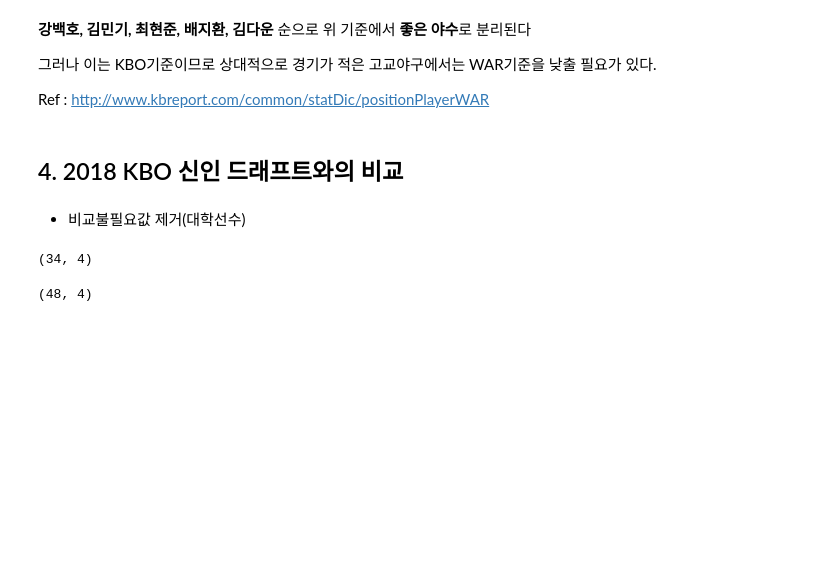
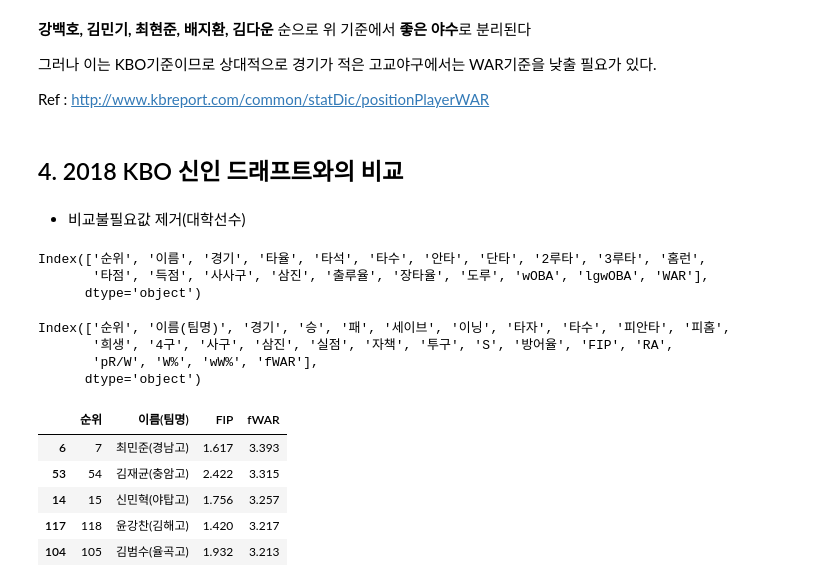
Before and after one commit to hakkoma/KBO_Mock_Draft_Simulator, a Jupyter notebook: mock_draft.ipynb, the cells around one changed output. Cells and saved outputs as stored; diff of their text form; code cells hidden in the pictures; blank space fills up the shorter version.

```diff
--- a/mock_draft.ipynb
+++ b/mock_draft.ipynb
@@ -338,11 +338,26 @@ df_ht = pd.read_csv('draft/hitter_draft.csv')
 # %%
 df_ht = df_ht[~df_ht.학교.str.endswith('대학교')]
 df_pc = df_pc[~df_pc.학교.str.endswith('대학교')]
-# %%
-df_ht.shape
-# %% [output]
-(34, 4)
-# %%
-df_pc.shape
-# %% [output]
-(48, 4)
+# %%
+hitter.columns
+# %% [output]
+Index(['순위', '이름', '경기', '타율', '타석', '타수', '안타', '단타', '2루타', '3루타', '홈런',
+       '타점', '득점', '사사구', '삼진', '출루율', '장타율', '도루', 'wOBA', 'lgwOBA', 'WAR'],
+      dtype='object')
+# %%
+pitcher.columns
+# %% [output]
+Index(['순위', '이름(팀명)', '경기', '승', '패', '세이브', '이닝', '타자', '타수', '피안타', '피홈',
+       '희생', '4구', '사구', '삼진', '실점', '자책', '투구', 'S', '방어율', 'FIP', 'RA',
+       'pR/W', 'W%', 'wW%', 'fWAR'],
+      dtype='object')
+# %%
+pitcher = pitcher.drop(['경기', '승', '패', '세이브', '이닝', '타자', '타수', '피안타', '피홈','희생', '4구', '사구', '삼진', '실점', '자책', '투구', 'S', '방어율', 'RA','pR/W', 'W%', 'wW%'], axis=1)
+pitcher.head()
+# %% [output]
+|  | 순위 | 이름(팀명) | FIP | fWAR |
+| 6 | 7 | 최민준(경남고) | 1.617 | 3.393 |
+| 53 | 54 | 김재균(충암고) | 2.422 | 3.315 |
+| 14 | 15 | 신민혁(야탑고) | 1.756 | 3.257 |
+| 117 | 118 | 윤강찬(김해고) | 1.420 | 3.217 |
+| 104 | 105 | 김범수(율곡고) | 1.932 | 3.213 |
```
Also changed, not shown: parts of 4 cells of this notebook.
